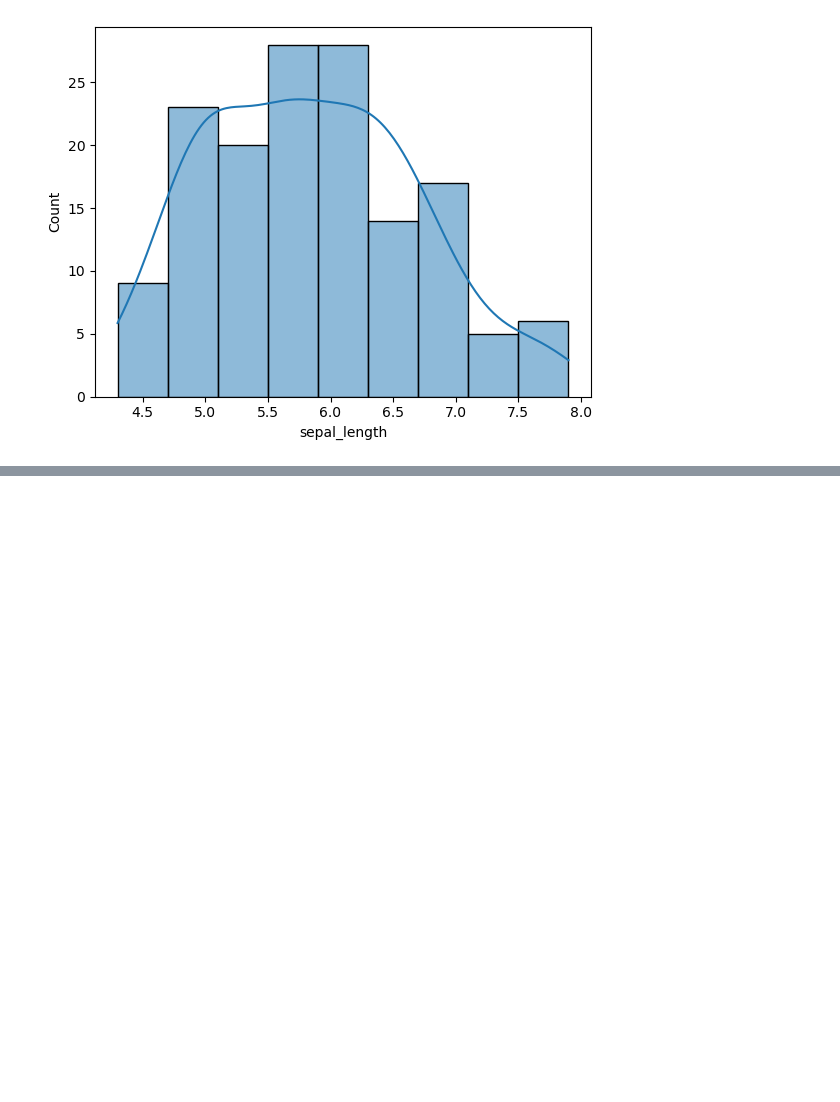
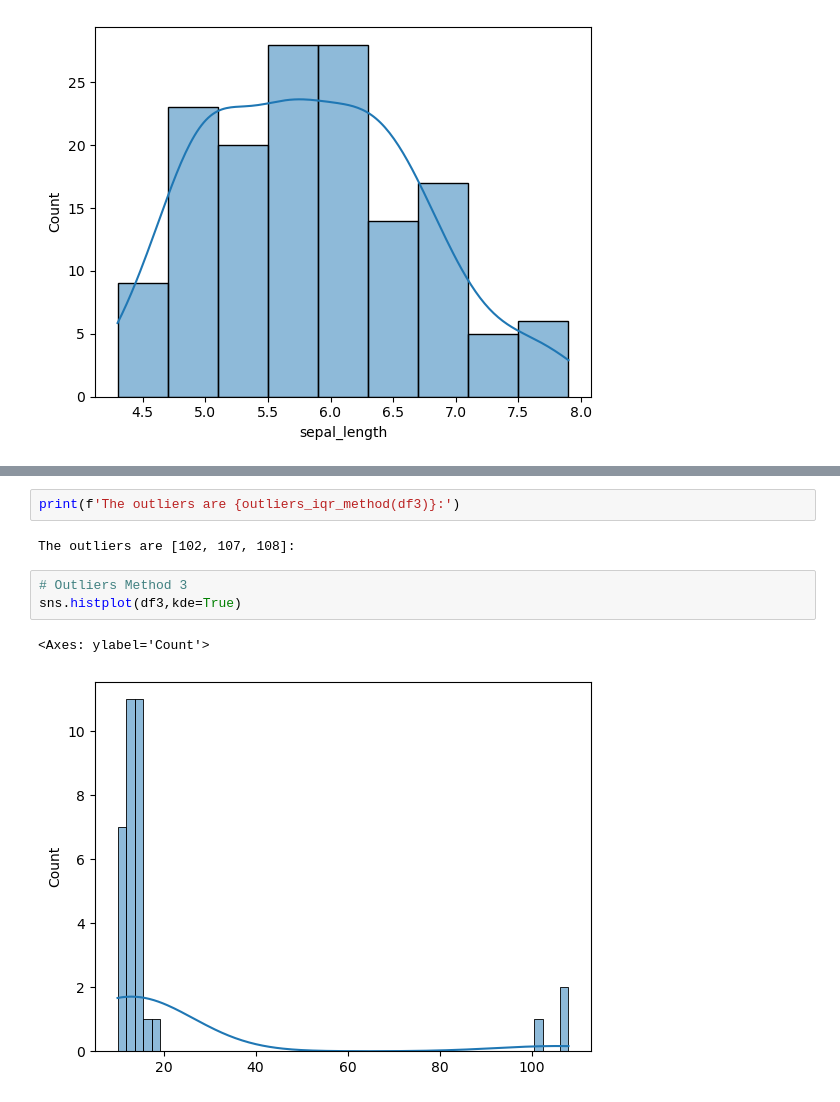
Before and after one commit to SanaBraham1220/PythonForDataScience, a Jupyter notebook: statistics.ipynb, the cells around one changed output, grey strips where cells are left out. Saved outputs shown, nothing was run; the diff lists cells and outputs as text; blank space fills up the shorter version.

```diff
--- a/statistics.ipynb
+++ b/statistics.ipynb
@@ -83,0 +103,10 @@ sns.countplot(x ='species', data = df2)
+# %%
+print(f'The outliers are {outliers_iqr_method(df3)}:')
+# %% [output]
+The outliers are [102, 107, 108]:
+# %%
+# Outliers Method 3
+sns.histplot(df3,kde=True)
+# %% [output]
+<Axes: ylabel='Count'>
+[figure, added]
```
Also changed, not shown: parts of 9 cells of this notebook.
